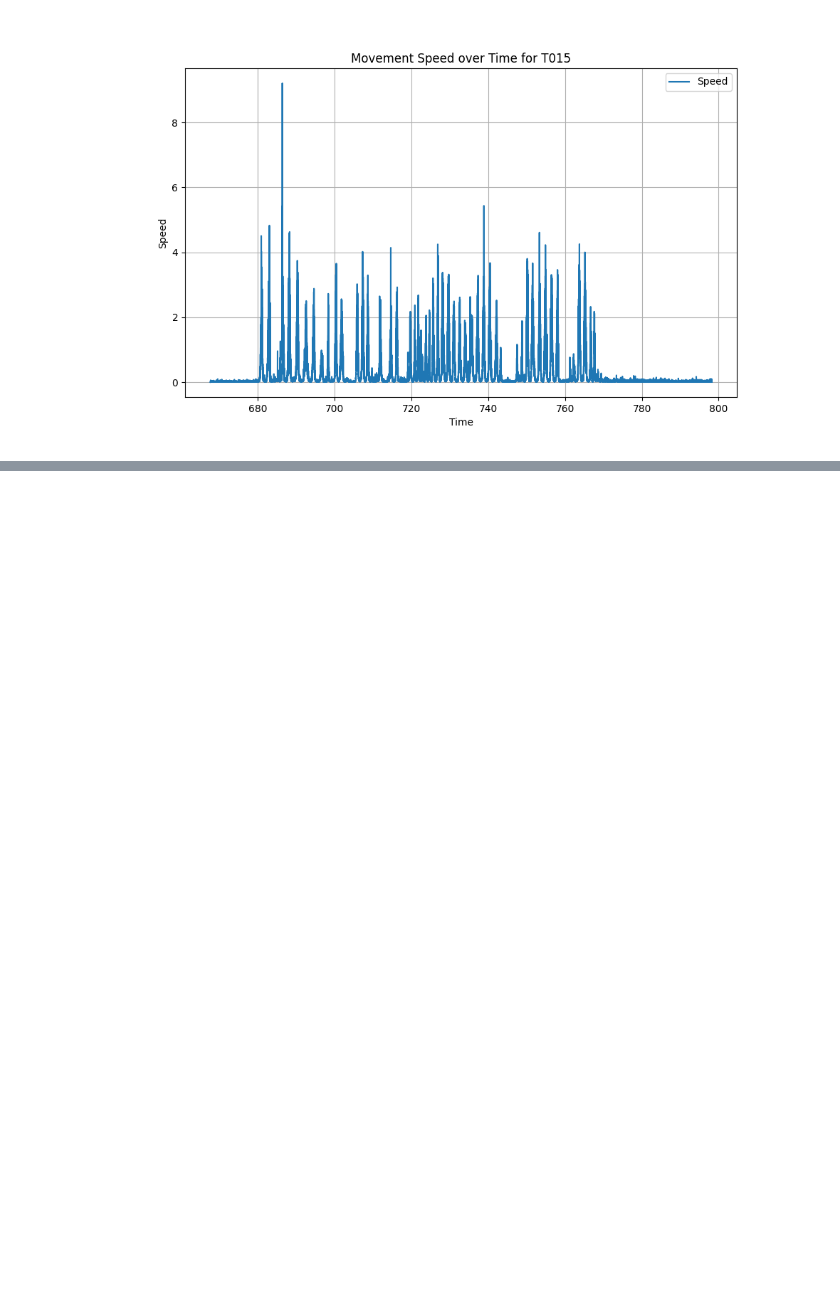
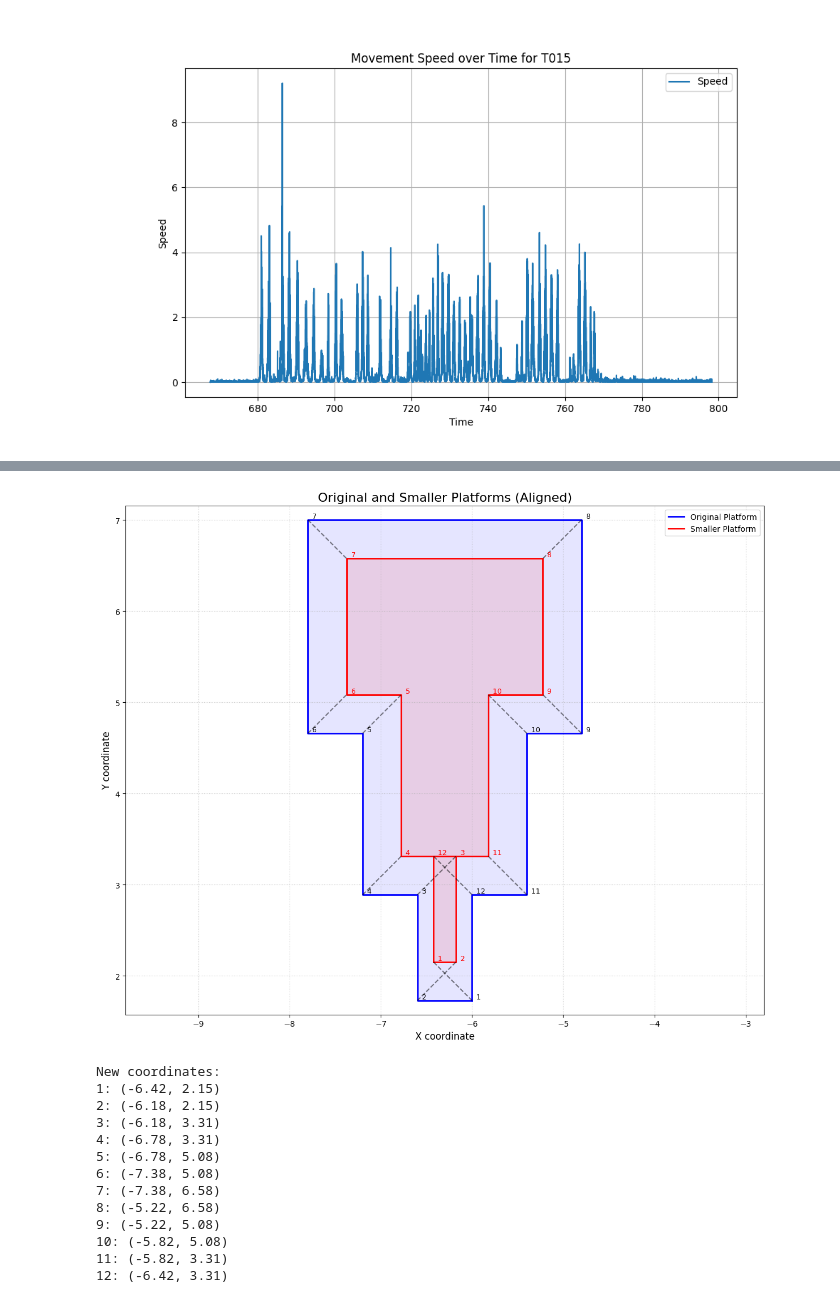
Before and after one commit to mohnfeld/analysis, a Jupyter notebook: vr_analysis.ipynb, the cells around one changed output, grey strips where cells are left out. Drawn from its saved outputs; the diff is of its cells as text; code cells hidden in the pictures; blank space fills up the shorter version.

```diff
--- a/vr_analysis.ipynb
+++ b/vr_analysis.ipynb
@@ -554,3 +2449,79 @@ Green area covered: 61.11%
+# %%
+import numpy as np
+import matplotlib.pyplot as plt
+
+def normalize(v):
+    norm = np.linalg.norm(v)
+    return v / norm if norm != 0 else v
+
+def get_normal(p1, p2):
+    dx, dy = p2 - p1
+    return normalize(np.array([-dy, dx]))
+
+def offset_polygon(polygon, distance):
+    n = len(polygon)
+    normals = [get_normal(polygon[i], polygon[(i+1)%n]) for i in range(n)]
+    avg_normals = [normalize(normals[i-1] + normals[i]) for i in range(n)]
+    # Subtract distance to shrink the polygon
+    return [p - distance * n for p, n in zip(polygon, avg_normals)]
+
+# Original platform coordinates
+#platform_coords = [(-4.83, 1.89), (-5.41, 1.73), (-5.74, 2.84), (-6.32, 2.68),(-6.81, 4.40), (-7.39, 4.24), (-8.05, 6.47), (-5.11, 7.31),(-4.45, 5.06), (-5.03, 4.90), (-4.56, 3.17), (-5.14, 3.01),]
+
+platform_coords = [(-6.00, 1.73), (-6.60, 1.73), (-6.60, 2.89), (-7.20, 2.89), (-7.20, 4.66), (-7.80, 4.66), (-7.80, 7.00), (-4.80, 7.00), (-4.80, 4.66), (-5.40, 4.66), (-5.40, 2.89), (-6.00, 2.89)]
+
+
+coords = np.array(platform_coords)
+new_coords = np.array(offset_polygon(coords, 0.60))
+
+# Plotting
+plt.figure(figsize=(12, 10))
+
+# Plot original platform
+plt.plot(np.append(coords[:, 0], coords[0, 0]), np.append(coords[:, 1], coords[0, 1]), 'b-', linewidth=2, label='Original Platform')
+plt.fill(coords[:, 0], coords[:, 1], 'b', alpha=0.1)
+
+# Plot smaller platform
+plt.plot(np.append(new_coords[:, 0], new_coords[0, 0]), np.append(new_coords[:, 1], new_coords[0, 1]), 'r-', linewidth=2, label='Smaller Platform')
+plt.fill(new_coords[:, 0], new_coords[:, 1], 'r', alpha=0.1)
+
+# Add points and labels
+for i, (orig, new) in enumerate(zip(coords, new_coords), 1):
+    plt.plot([orig[0], new[0]], [orig[1], new[1]], 'k--', alpha=0.5)
+    plt.text(orig[0], orig[1], f'  {i}', fontsize=9, va='bottom')
+    plt.text(new[0], new[1], f'  {i}', fontsize=9, va='bottom', color='red')
+
+# Customize the plot
+plt.title('Original and Smaller Platforms (Aligned)', fontsize=16)
+plt.xlabel('X coordinate', fontsize=12)
+plt.ylabel('Y coordinate', fontsize=12)
+plt.legend(fontsize=10)
+plt.grid(True, linestyle=':', alpha=0.7)
+plt.axis('equal')
+
+# Show the plot
+plt.tight_layout()
+plt.show()
+
+# Print new coordinates
+print("New coordinates:")
+for i, coord in enumerate(new_coords, 1):
+    print(f"{i}: ({coord[0]:.2f}, {coord[1]:.2f})")
+# %% [output]
+[figure, added]
+New coordinates:
+1: (-6.42, 2.15)
+2: (-6.18, 2.15)
+3: (-6.18, 3.31)
+4: (-6.78, 3.31)
+5: (-6.78, 5.08)
+6: (-7.38, 5.08)
+7: (-7.38, 6.58)
+8: (-5.22, 6.58)
+9: (-5.22, 5.08)
+10: (-5.82, 5.08)
+11: (-5.82, 3.31)
+12: (-6.42, 3.31)
 # %%
 
 def pixel_to_cartesian(pixel_coords, image_coords, real_coords):
```
Also changed, not shown: parts of 14 cells of this notebook, 2 other files.
